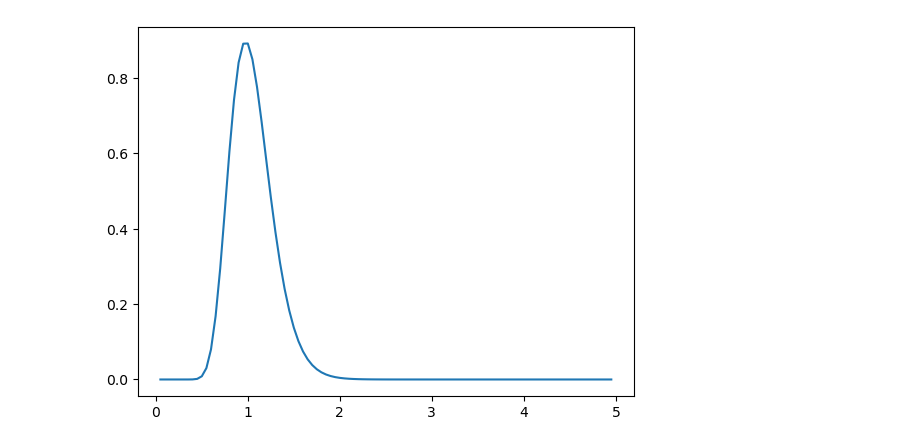
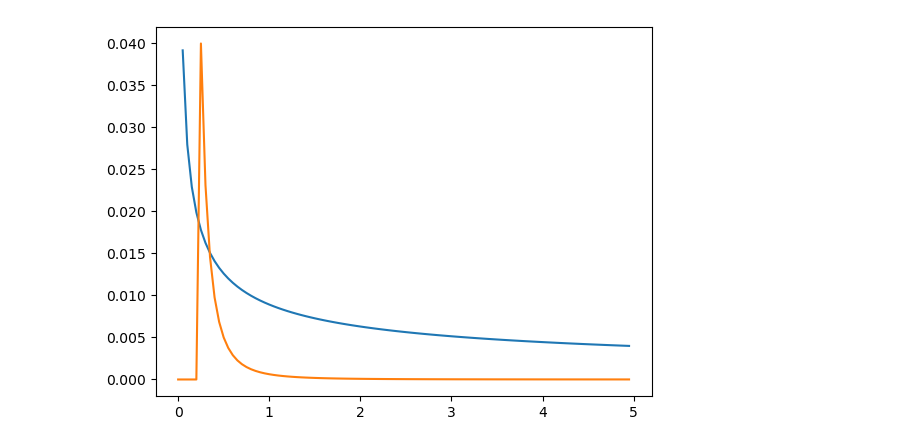
Before and after one commit to matmulmiller/TRANSONIC, a Jupyter notebook: notebooks/dispersion_equation.ipynb, the cells around one changed output. Saved outputs shown, nothing was run; the diff lists cells and outputs as text; code cells hidden in the pictures.

```diff
--- a/notebooks/dispersion_equation.ipynb
+++ b/notebooks/dispersion_equation.ipynb
@@ -7,11 +7,16 @@ def C_1(t, C0, Pe1, tau1):
     term_1 = C0 / 2 / np.sqrt(np.pi*Pe1 * (t/tau1))
     term_2 = np.exp(-1 * (1-(t/tau1))**2 / Pe1 / (t/tau1))
     return term_1 * term_2
+
+def C_LFR(t, C0, tau):
+    C = C0 * tau**2 / 2 / t**3
+    return np.where(t < tau/2, 0, C)
 # %%
 t_range = np.arange(0, 5, 0.05)
 
 plt.figure()
-plt.plot(t_range, C_1(t_range, 1, 0.1, 1))
+plt.plot(t_range, C_1(t_range, 1, 1000, 1))
+plt.plot(t_range, C_LFR(t_range, 5e-3, 0.5))
 plt.show()
 # %% [output]
-[figure, old version]
+[figure, new version]
```
Also changed, not shown: parts of 8 cells of this notebook, 25 other files.
